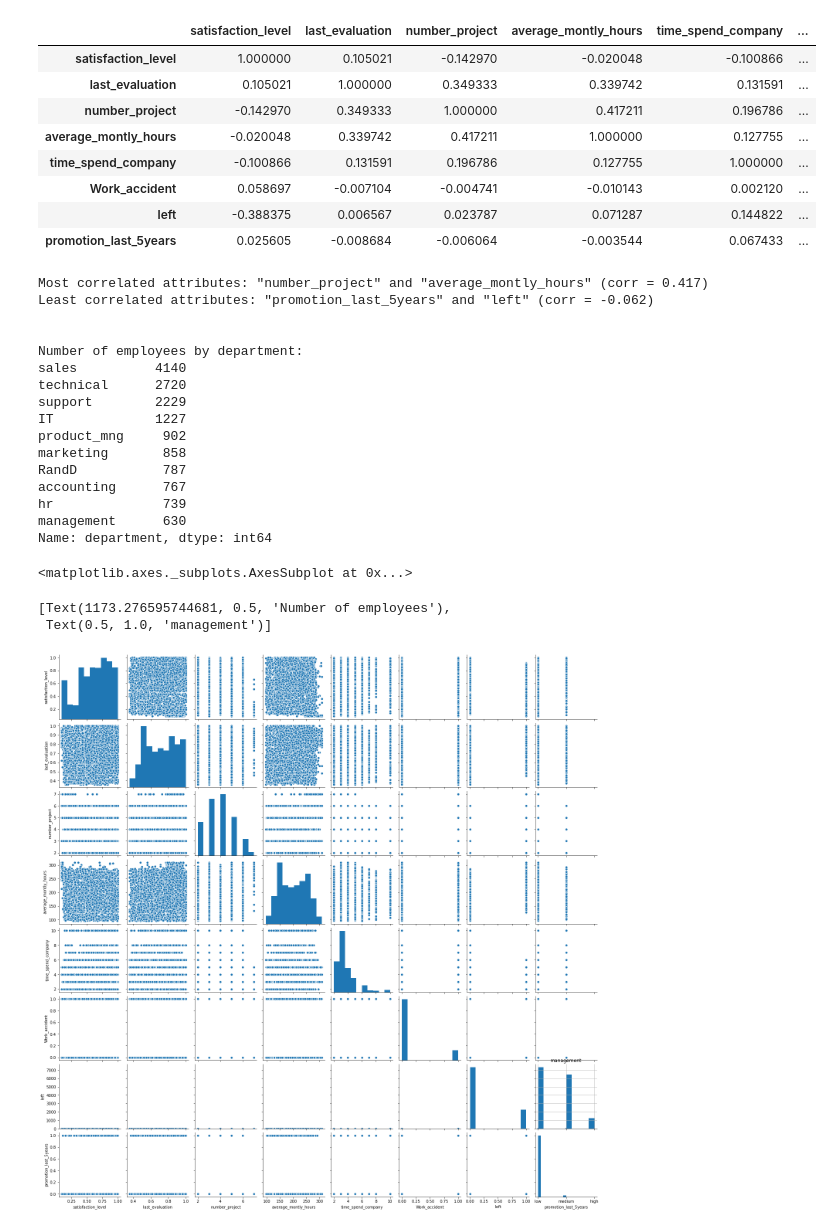
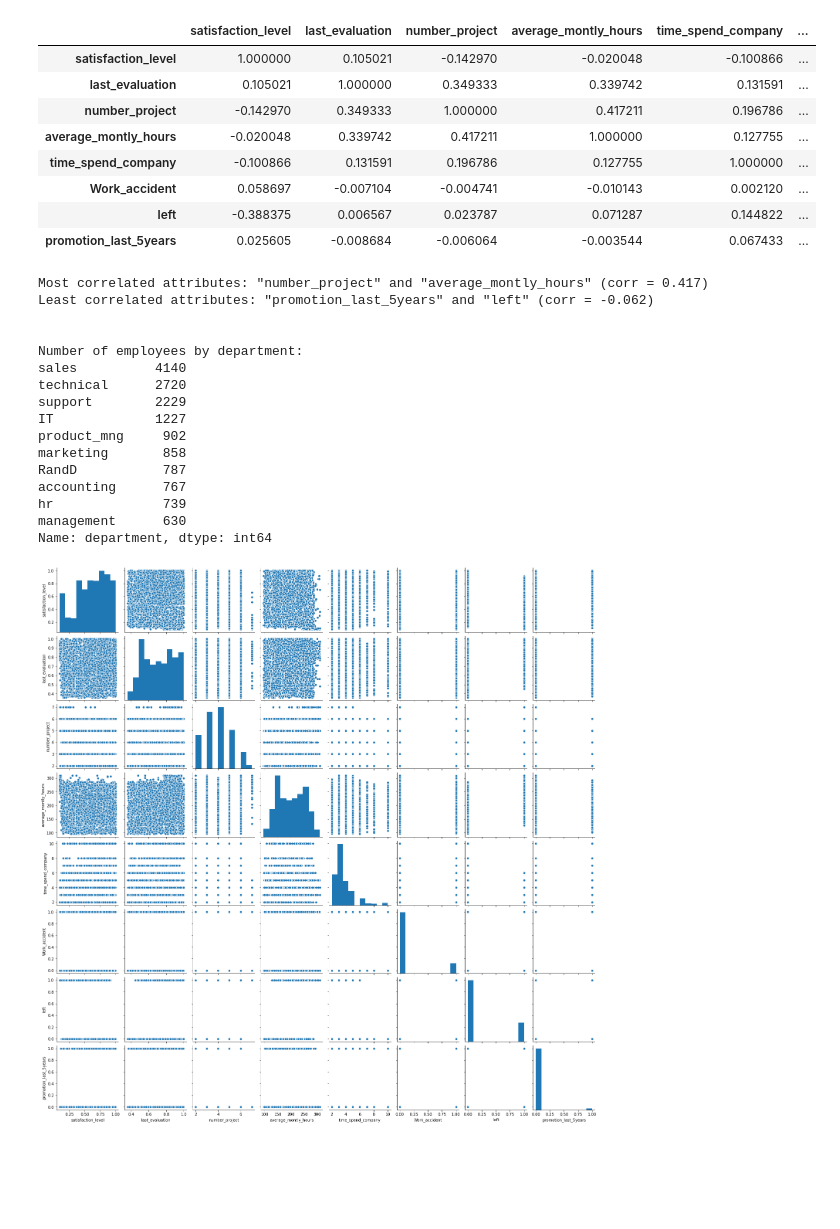
Before and after one commit to kimokpython/test, a Jupyter notebook: Diplom/Graduate work_1.ipynb, the cells around one changed output. Saved outputs shown, nothing was run; the diff lists cells and outputs as text; code cells hidden in the pictures; blank space fills up the shorter version.

```diff
--- a/Diplom/Graduate work_1.ipynb
+++ b/Diplom/Graduate work_1.ipynb
@@ -37,7 +37,6 @@ sns.pairplot(HR[numeric_attributes])
 min_corr = min(HR.corr().iloc[0][1],HR.corr().iloc[0][2])
 max_corr = max(HR.corr().iloc[0][1],HR.corr().iloc[0][2])
 min_attr, max_attr = [], []
-#print(HR[['satisfaction_level','last_evaluation']].corr()['satisfaction_level']['last_evaluation'])
 for attr_1 in numeric_attributes:
     for attr_2 in numeric_attributes:
         if attr_2 != attr_1:
@@ -54,11 +53,6 @@ print('\n')
 """4"""
 print('Number of employees by department:')
 print(HR['department'].value_counts())
-
-"""5"""
-HR['salary']
-display(HR['salary'].hist())
-plt.gca().set(title=dep, ylabel='Number of employees')
 # %% [output]
 Column name:  satisfaction_level
 Mean:  0.61
@@ -75,34 +69,31 @@ Median:  0.72
 ... (60 lines left out)
 Column name:  department
 Mode:  ['sales']
 Column name:  salary
 Mode:  ['low']
 |  | satisfaction_level | last_evaluation | number_project | average_montly_hours | time_spend_company | ... |
 | satisfaction_level | 1.000000 | 0.105021 | -0.142970 | -0.020048 | -0.100866 | ... |
 | last_evaluation | 0.105021 | 1.000000 | 0.349333 | 0.339742 | 0.131591 | ... |
 | number_project | -0.142970 | 0.349333 | 1.000000 | 0.417211 | 0.196786 | ... |
 | average_montly_hours | -0.020048 | 0.339742 | 0.417211 | 1.000000 | 0.127755 | ... |
 | time_spend_company | -0.100866 | 0.131591 | 0.196786 | 0.127755 | 1.000000 | ... |
 | Work_accident | 0.058697 | -0.007104 | -0.004741 | -0.010143 | 0.002120 | ... |
 | left | -0.388375 | 0.006567 | 0.023787 | 0.071287 | 0.144822 | ... |
 | promotion_last_5years | 0.025605 | -0.008684 | -0.006064 | -0.003544 | 0.067433 | ... |
 Most correlated attributes: "number_project" and "average_montly_hours" (corr = 0.417)
 Least correlated attributes: "promotion_last_5years" and "left" (corr = -0.062)
 
 
 Number of employees by department:
 sales          4140
 technical      2720
 support        2229
 IT             1227
 product_mng     902
 marketing       858
 RandD           787
 accounting      767
 hr              739
 management      630
 Name: department, dtype: int64
-<matplotlib.axes._subplots.AxesSubplot at 0x...>
-[Text(1173.276595744681, 0.5, 'Number of employees'),
- Text(0.5, 1.0, 'management')]
-[figure, old version]
+[figure, new version]
```
